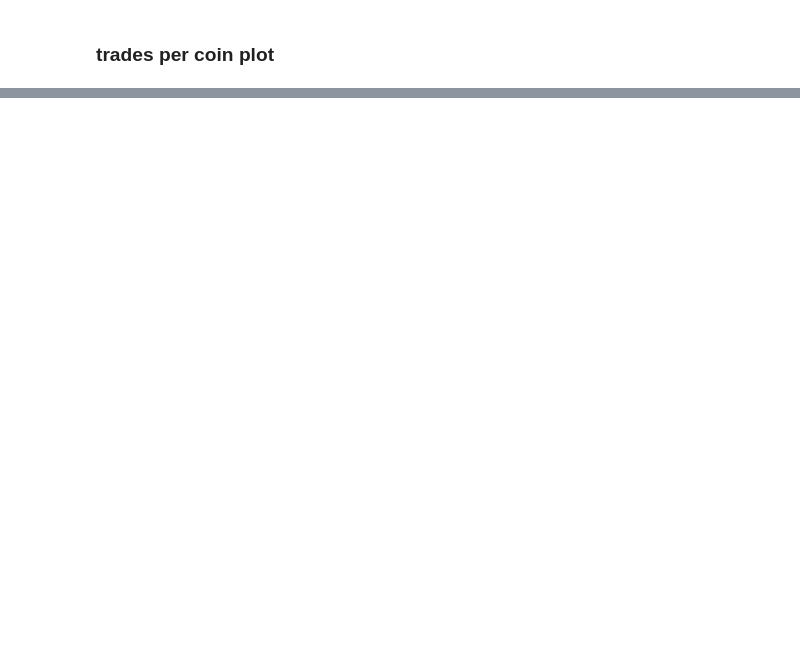
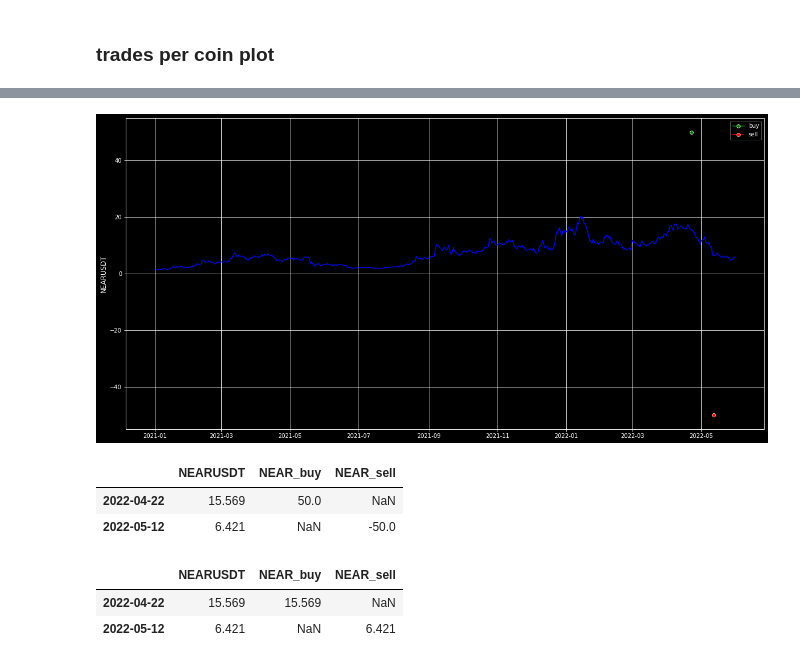
Before and after one commit to ferseguias/binance_dashboard, a Jupyter notebook: notebooks/wallet_spot.ipynb, the cells around one changed output, grey strips where cells are left out. Saved outputs shown, nothing was run; the diff lists cells and outputs as text; code cells hidden in the pictures; blank space fills up the shorter version.

```diff
--- a/notebooks/wallet_spot.ipynb
+++ b/notebooks/wallet_spot.ipynb
@@ -160,0 +67,5 @@ plt.axvline(sell['UTC_Time'], color='r', linestyle='--');
+# %%
+df_hist_prices = pd.read_excel('../database/prices/historical_prices.xlsx')
+df_hist_prices.set_index('datetime', inplace=True)
+print(df_hist_prices.shape)
+df_hist_prices.head(5)
@@ -160,0 +82,14 @@ plt.axvline(sell['UTC_Time'], color='r', linestyle='--');
+# %%
+#get trade related operations
+trades = df.loc[((df['Operation'] == 'Buy')) | ((df['Operation'] == 'Sell')) | ((df['Operation'] == 'Large OTC trading')) | ((df['Operation'] == 'Small assets exchange BNB')) | ((df['Operation'] == 'Transaction Related'))]
+#separate columns for buy and sell and cut time from datetime
+trades['buy'] = trades['Change'].apply(lambda x: x if x > 0 else np.nan)
+trades['sell'] = trades['Change'].apply(lambda x: x if x < 0 else np.nan)
+trades['UTC_Time'] = trades['UTC_Time'].apply(lambda x: x.strftime('%Y-%m-%d'))
+trades = trades[['UTC_Time', 'buy', 'sell', 'Coin']].set_index('UTC_Time').sort_values(by=['Coin', 'buy'])
+#delete duplicated dates
+trades = trades.reset_index().groupby(['UTC_Time', 'Coin']).agg({'buy': 'sum', 'sell': 'sum'}).reset_index().sort_values(by=['Coin', 'UTC_Time'])
+trades = trades.replace(0,np.nan)
+trades['UTC_Time'] = pd.to_datetime(trades['UTC_Time'])
+#trades.set_index('UTC_Time', inplace=True)
+trades
@@ -160,0 +126,10 @@ plt.axvline(sell['UTC_Time'], color='r', linestyle='--');
+# %%
+for i in trades['Coin'].unique():
+    buy_name = i + '_buy'
+    sell_name = i + '_sell'
+    temp = trades.loc[trades['Coin'] == i]
+    temp[buy_name] = temp['buy']
+    temp[sell_name] = temp['sell']
+    temp.drop(['Coin', 'buy', 'sell'], axis=1, inplace=True)
+    df_hist_prices = pd.merge(df_hist_prices, temp, how='outer', left_index=True, right_index=True)
+df_hist_prices
@@ -160,0 +150,25 @@ plt.axvline(sell['UTC_Time'], color='r', linestyle='--');
+# %%
+fig = plt.figure(figsize=(20, 10))
+sns.lineplot(x=df_hist_prices.index, y='NEARUSDT', data=df_hist_prices, color='blue')
+sns.lineplot(x=df_hist_prices.index, y='NEAR_buy', data=df_hist_prices, color='g', marker='o', label='buy')
+sns.lineplot(x=df_hist_prices.index, y='NEAR_sell', data=df_hist_prices, color='r', marker='o', label='sell');
+# %% [output]
+[figure, added]
+# %%
+near = df_hist_prices[['NEARUSDT', 'NEAR_buy', 'NEAR_sell']]
+near = near.loc[(near['NEAR_buy'] > 0) | (near['NEAR_sell'] < 0)]
+near
+# %% [output]
+|  | NEARUSDT | NEAR_buy | NEAR_sell |
+| 2022-04-22 | 15.569 | 50.0 | NaN |
+| 2022-05-12 | 6.421 | NaN | -50.0 |
+# %%
+near['NEAR_buy'] = near['NEAR_buy'].apply(lambda x: 1 if x > 0 else np.nan)
+near['NEAR_sell'] = near['NEAR_sell'].apply(lambda x: 1 if x < 0 else np.nan)
+near['NEAR_buy'] = near['NEAR_buy'] * near['NEARUSDT']
+near['NEAR_sell'] = near['NEAR_sell'] * near['NEARUSDT']
+near
+# %% [output]
+|  | NEARUSDT | NEAR_buy | NEAR_sell |
+| 2022-04-22 | 15.569 | 15.569 | NaN |
+| 2022-05-12 | 6.421 | NaN | 6.421 |
```
Also changed, not shown: parts of 17 cells of this notebook, 5 other files.
